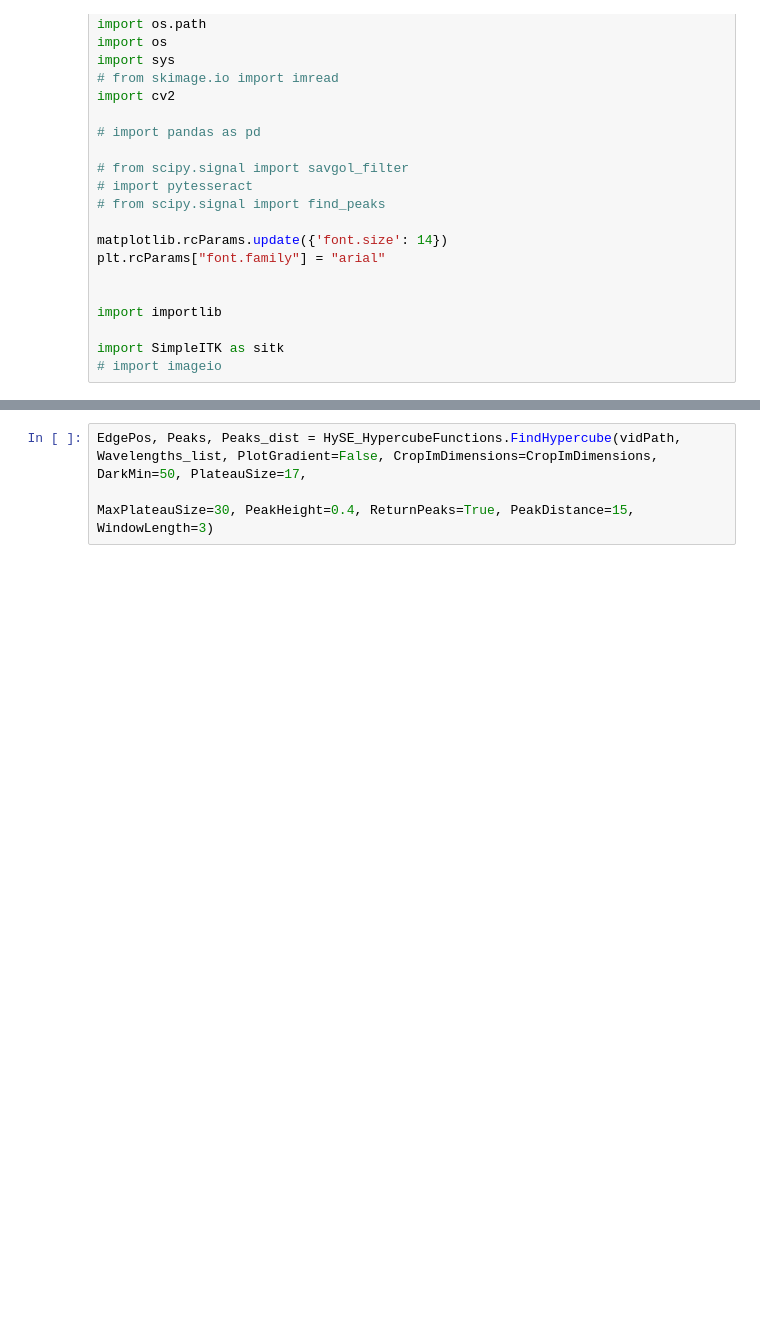
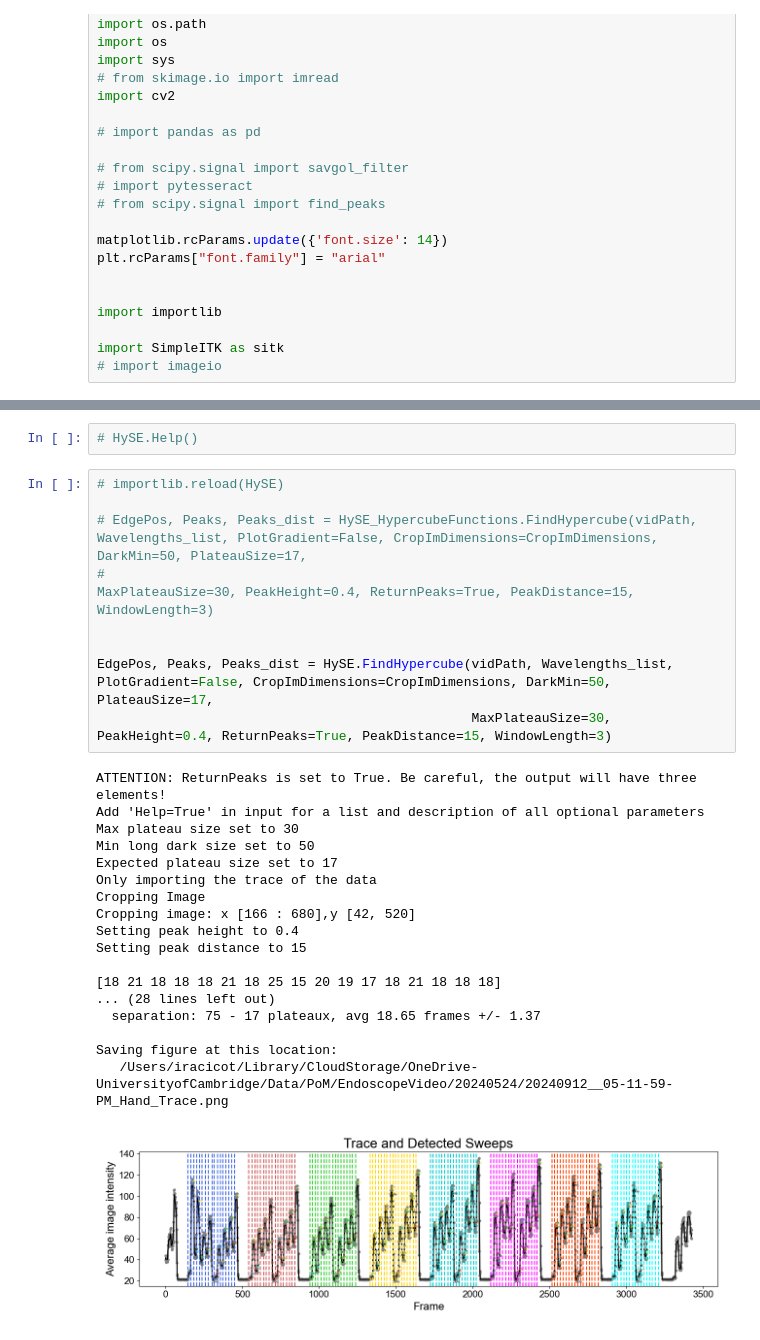
Before and after one commit to YzaboRa/HySE_CoRegistration, a Jupyter notebook: CoRegistration_HypercubeFunctions.ipynb, the cells around one changed output, grey strips where cells are left out. Drawn from its saved outputs; the diff is of its cells as text; blank space fills up the shorter version.

```diff
--- a/CoRegistration_HypercubeFunctions.ipynb
+++ b/CoRegistration_HypercubeFunctions.ipynb
@@ -67,7 +67,34 @@ CropImDimensions = [166,680, 42,520] ## Dazzle, PoM
 
 DataPath = SavingPath
 vidPath = DataPath+Name+'.mpg'
+# %%
+# HySE.Help()
 # %%
-EdgePos, Peaks, Peaks_dist = HySE_HypercubeFunctions.FindHypercube(vidPath, Wavelengths_list, PlotGradient=False, CropImDimensions=CropImDimensions, DarkMin=50, PlateauSize=17,
-                                                                   MaxPlateauSize=30, PeakHeight=0.4, ReturnPeaks=True, PeakDistance=15, WindowLength=3)
+# importlib.reload(HySE)
+
+# EdgePos, Peaks, Peaks_dist = HySE_HypercubeFunctions.FindHypercube(vidPath, Wavelengths_list, PlotGradient=False, CropImDimensions=CropImDimensions, DarkMin=50, PlateauSize=17,
+#                                                                    MaxPlateauSize=30, PeakHeight=0.4, ReturnPeaks=True, PeakDistance=15, WindowLength=3)
+
+
+EdgePos, Peaks, Peaks_dist = HySE.FindHypercube(vidPath, Wavelengths_list, PlotGradient=False, CropImDimensions=CropImDimensions, DarkMin=50, PlateauSize=17,
+                                                MaxPlateauSize=30, PeakHeight=0.4, ReturnPeaks=True, PeakDistance=15, WindowLength=3)
+# %% [output]
+ATTENTION: ReturnPeaks is set to True. Be careful, the output will have three elements!
+Add 'Help=True' in input for a list and description of all optional parameters
+Max plateau size set to 30
+Min long dark size set to 50
+Expected plateau size set to 17
+Only importing the trace of the data
+Cropping Image
+Cropping image: x [166 : 680],y [42, 520]
+Setting peak height to 0.4
+Setting peak distance to 15
+
+[18 21 18 18 18 21 18 25 15 20 19 17 18 21 18 18 18]
+... (28 lines left out)
+  separation: 75 - 17 plateaux, avg 18.65 frames +/- 1.37
+
+Saving figure at this location:
+   /Users/iracicot/Library/CloudStorage/OneDrive-UniversityofCambridge/Data/PoM/EndoscopeVideo/20240524/20240912__05-11-59-PM_Hand_Trace.png
+[figure, added]
 # %%
```
Also changed, not shown: parts of 12 cells of this notebook, 2 other files.
